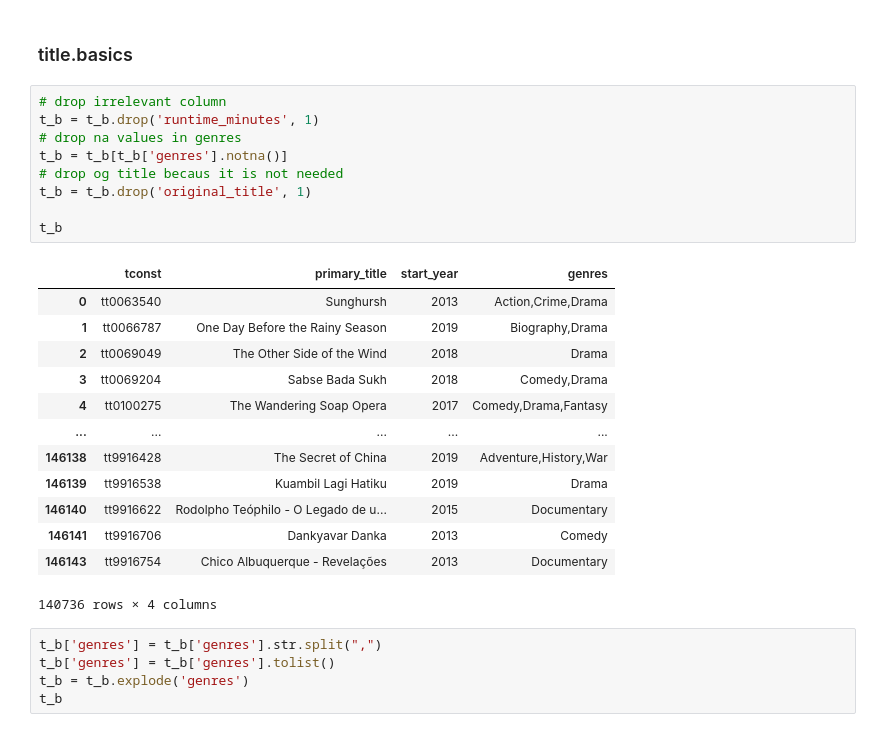
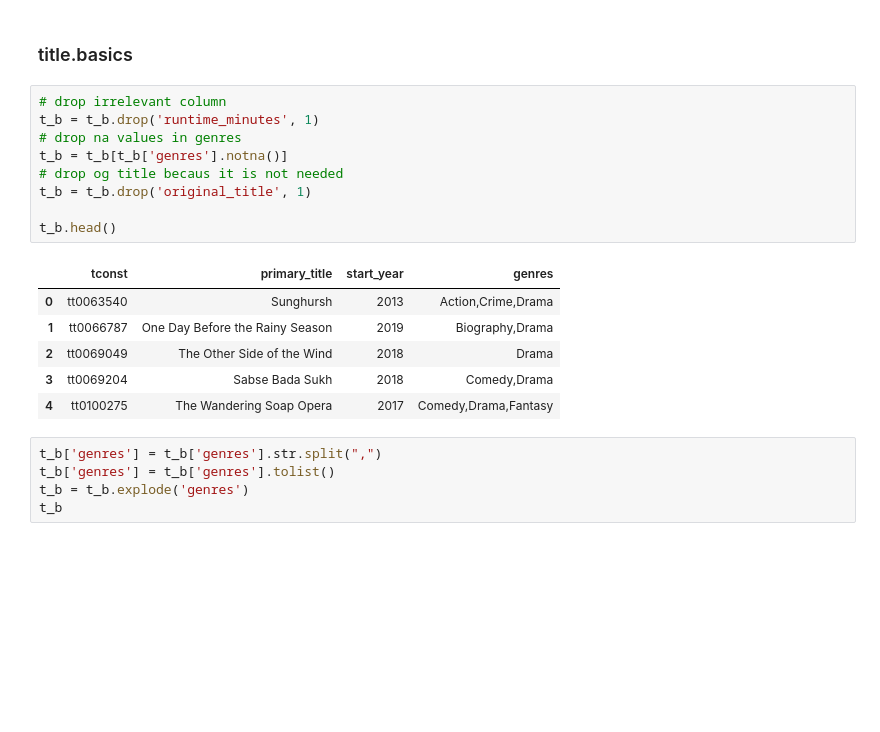
Before and after one commit to Jyve00/Microsoft_Movie_Project, a Jupyter notebook: Movie_Project_Draft.ipynb, the cells around one changed output. Saved outputs shown, nothing was run; the diff lists cells and outputs as text; blank space fills up the shorter version.

```diff
--- a/Movie_Project_Draft.ipynb
+++ b/Movie_Project_Draft.ipynb
@@ -154,26 +158,19 @@ memory usage: 1.4+ MB
 # %%
 # drop irrelevant column
 t_b = t_b.drop('runtime_minutes', 1)
 # drop na values in genres
 t_b = t_b[t_b['genres'].notna()]
 # drop og title becaus it is not needed
 t_b = t_b.drop('original_title', 1)
 
-t_b
+t_b.head()
 # %% [output]
 |  | tconst | primary_title | start_year | genres |
 | 0 | tt0063540 | Sunghursh | 2013 | Action,Crime,Drama |
 | 1 | tt0066787 | One Day Before the Rainy Season | 2019 | Biography,Drama |
 | 2 | tt0069049 | The Other Side of the Wind | 2018 | Drama |
 | 3 | tt0069204 | Sabse Bada Sukh | 2018 | Comedy,Drama |
 | 4 | tt0100275 | The Wandering Soap Opera | 2017 | Comedy,Drama,Fantasy |
-| ... | ... | ... | ... | ... |
-| 146138 | tt9916428 | The Secret of China | 2019 | Adventure,History,War |
-| 146139 | tt9916538 | Kuambil Lagi Hatiku | 2019 | Drama |
-| 146140 | tt9916622 | Rodolpho Teóphilo - O Legado de u... | 2015 | Documentary |
-| 146141 | tt9916706 | Dankyavar Danka | 2013 | Comedy |
-| 146143 | tt9916754 | Chico Albuquerque - Revelações | 2013 | Documentary |
-140736 rows × 4 columns
 # %%
 t_b['genres'] = t_b['genres'].str.split(",")
 t_b['genres'] = t_b['genres'].tolist()
```
Also changed, not shown: parts of 14 cells of this notebook.
